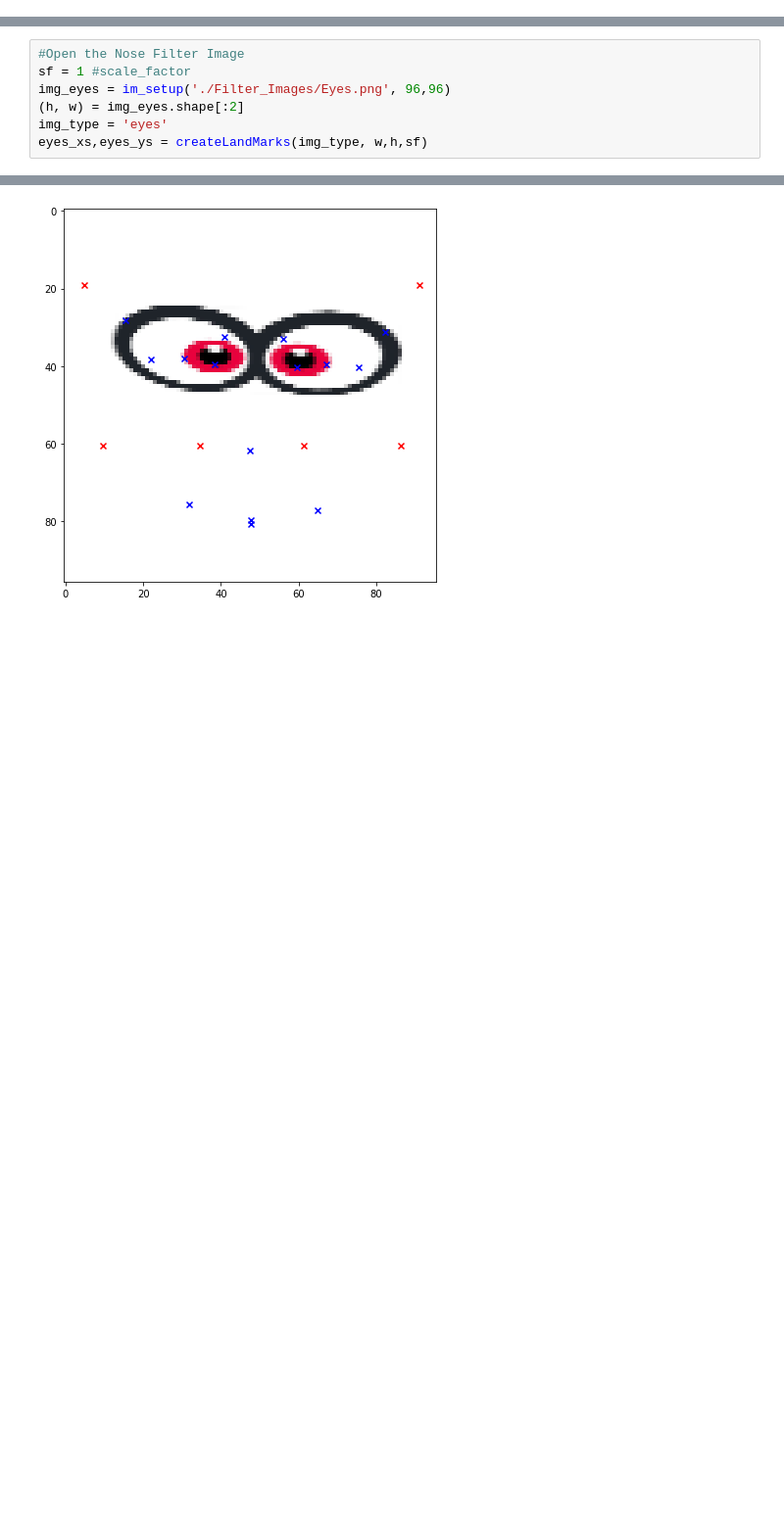
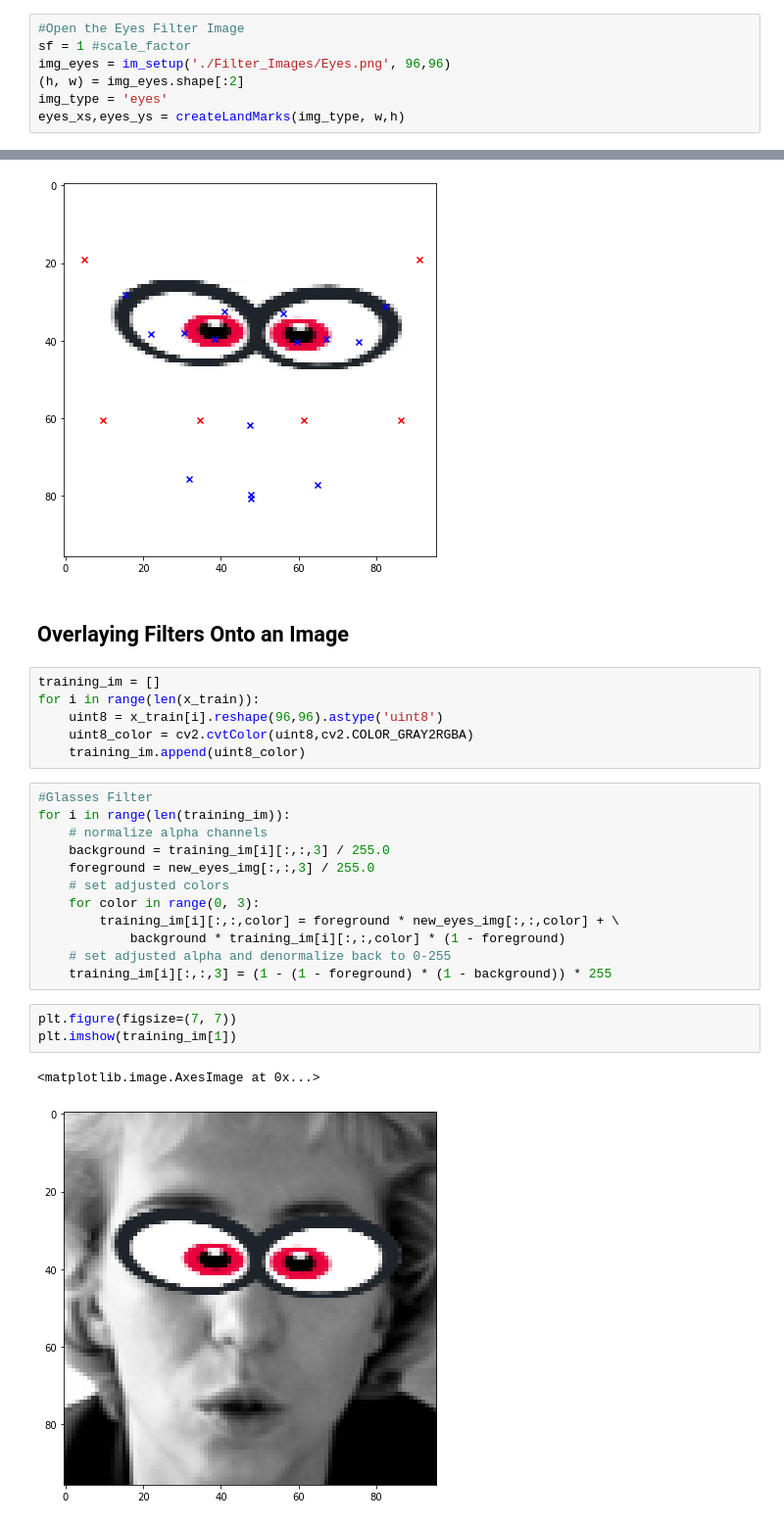
Before and after one commit to ss2342/CV_Snap_Filter, a Jupyter notebook: CV_Snap_filter_affine_transforms.ipynb, the cells around one changed output, grey strips where cells are left out. Shown at 98% size. Drawn from its saved outputs; the diff is of its cells as text; blank space fills up the shorter version.

```diff
--- a/CV_Snap_filter_affine_transforms.ipynb
+++ b/CV_Snap_filter_affine_transforms.ipynb
@@ -528,3 +579,10 @@ plt.scatter(gla_xs, gla_ys, marker='x', color='red')
 plt.show()
 # %% [output]
 [figure]
+# %%
+#Open the Eyes Filter Image
+sf = 1 #scale_factor
+img_eyes = im_setup('./Filter_Images/Eyes.png', 96,96)
+(h, w) = img_eyes.shape[:2]
+img_type = 'eyes'
+eyes_xs,eyes_ys = createLandMarks(img_type, w,h)
@@ -626,10 +709,3 @@ plt.scatter(xs, ys, marker='x', color='blue')
 plt.show()
 # %% [output]
 [figure]
-# %%
-#Open the Nose Filter Image
-sf = 1 #scale_factor
-img_eyes = im_setup('./Filter_Images/Eyes.png', 96,96)
-(h, w) = img_eyes.shape[:2]
-img_type = 'eyes'
-eyes_xs,eyes_ys = createLandMarks(img_type, w,h,sf)
@@ -660,3 +729,29 @@ plt.scatter(xs, ys, marker='x', color='blue')
 plt.show()
 # %% [output]
 [figure]
+# %% [markdown]
+## Overlaying Filters Onto an Image
+# %%
+training_im = []
+for i in range(len(x_train)):
+    uint8 = x_train[i].reshape(96,96).astype('uint8')
+    uint8_color = cv2.cvtColor(uint8,cv2.COLOR_GRAY2RGBA)
+    training_im.append(uint8_color)
+# %%
+#Glasses Filter
+for i in range(len(training_im)):
+    # normalize alpha channels
+    background = training_im[i][:,:,3] / 255.0
+    foreground = new_eyes_img[:,:,3] / 255.0
+    # set adjusted colors
+    for color in range(0, 3):
+        training_im[i][:,:,color] = foreground * new_eyes_img[:,:,color] + \
+            background * training_im[i][:,:,color] * (1 - foreground)
+    # set adjusted alpha and denormalize back to 0-255
+    training_im[i][:,:,3] = (1 - (1 - foreground) * (1 - background)) * 255
+# %%
+plt.figure(figsize=(7, 7))
+plt.imshow(training_im[1])
+# %% [output]
+<matplotlib.image.AxesImage at 0x...>
+[figure, added]
```
Also changed, not shown: parts of 20 cells of this notebook.
